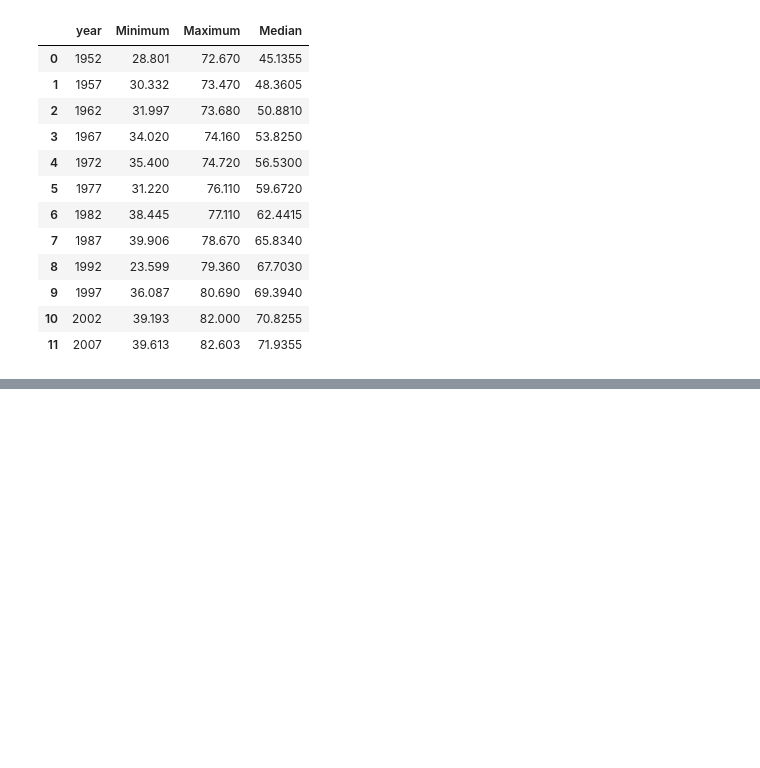
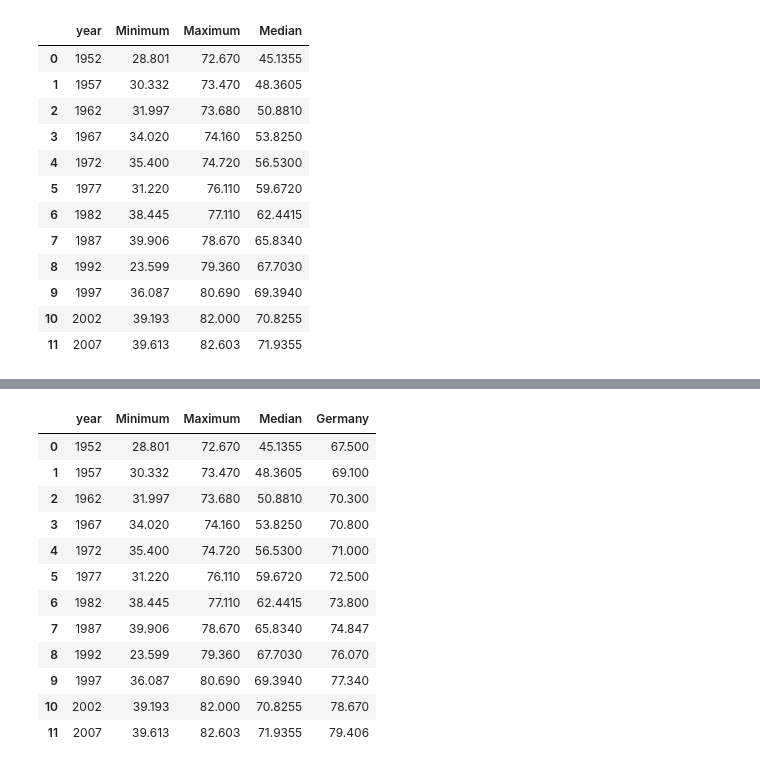
Before and after one commit to huongngxy/excercises_python_WiSe2024, a Jupyter notebook: 20241128_Pandas 2.ipynb, the cells around one changed output, grey strips where cells are left out. Saved outputs shown, nothing was run; the diff lists cells and outputs as text; code cells hidden in the pictures; blank space fills up the shorter version.

```diff
--- a/20241128_Pandas 2.ipynb
+++ b/20241128_Pandas 2.ipynb
@@ -307,0 +306,17 @@ df_p1
+# %%
+df_graph = df_p1.merge(df_p2, how = 'inner', on = 'year')
+df_graph
+# %% [output]
+|  | year | Minimum | Maximum | Median | Germany |
+| 0 | 1952 | 28.801 | 72.670 | 45.1355 | 67.500 |
+| 1 | 1957 | 30.332 | 73.470 | 48.3605 | 69.100 |
+| 2 | 1962 | 31.997 | 73.680 | 50.8810 | 70.300 |
+| 3 | 1967 | 34.020 | 74.160 | 53.8250 | 70.800 |
+| 4 | 1972 | 35.400 | 74.720 | 56.5300 | 71.000 |
+| 5 | 1977 | 31.220 | 76.110 | 59.6720 | 72.500 |
+| 6 | 1982 | 38.445 | 77.110 | 62.4415 | 73.800 |
+| 7 | 1987 | 39.906 | 78.670 | 65.8340 | 74.847 |
+| 8 | 1992 | 23.599 | 79.360 | 67.7030 | 76.070 |
+| 9 | 1997 | 36.087 | 80.690 | 69.3940 | 77.340 |
+| 10 | 2002 | 39.193 | 82.000 | 70.8255 | 78.670 |
+| 11 | 2007 | 39.613 | 82.603 | 71.9355 | 79.406 |
```
Also changed, not shown: parts of 14 cells of this notebook, 1 other file.
